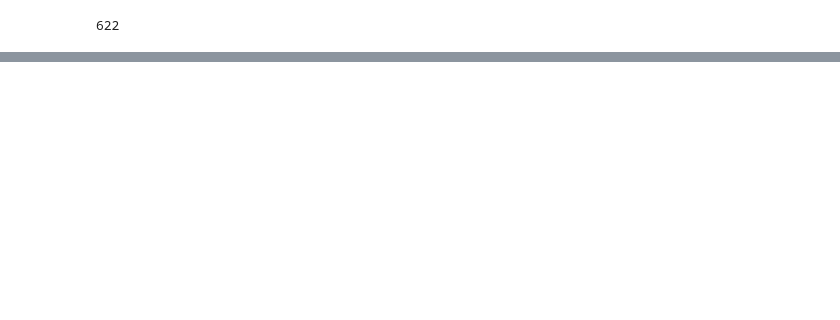
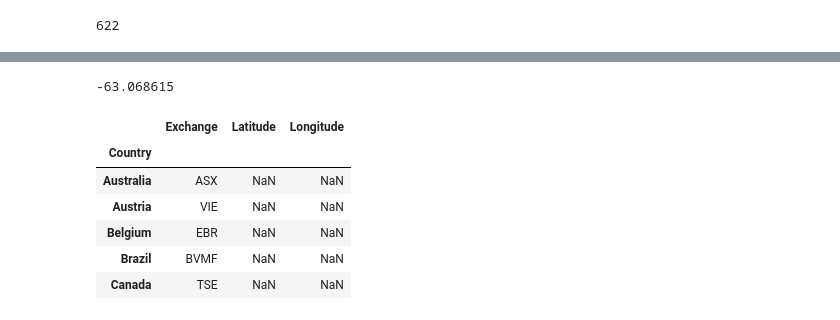
Before and after one commit to MichaelYip1/ProjectMGM, a Jupyter notebook: Project1mappingcode.ipynb, the cells around one changed output, grey strips where cells are left out. Cells and saved outputs as stored; diff of their text form; code cells hidden in the pictures; blank space fills up the shorter version.

```diff
--- a/Project1mappingcode.ipynb
+++ b/Project1mappingcode.ipynb
@@ -583,3 +161,33 @@ global_exchanges['Longitude'] = np.nan
+# %%
+# Test country loc - longitude
+countries.loc['Anguilla'][1]
+# %% [output]
+-63.068615
+# %%
+global_exchanges = pd.read_csv("C:/Users/miker/Project1_Fintech_SydUni/Global_Stock_Exchanges.csv")
+del global_exchanges['Bloomberg Exchange Code']
+del global_exchanges['Bloomberg Composite Code']
+del global_exchanges['Description']
+del global_exchanges['ISO MIC']
+del global_exchanges['EOD code']
+del global_exchanges['# of Stocks']
+global_exchanges.rename(columns={'Google Prefix': 'Exchange'}, inplace=True)
+global_exchanges = global_exchanges.dropna()
+global_exchanges.set_index('Country', inplace=True)
+
+# Add columns into df for latitude and longitude
+global_exchanges['Latitude'] = np.nan
+global_exchanges['Longitude'] = np.nan
+
+global_exchanges.head(5)
+# %% [output]
+|  | Exchange | Latitude | Longitude |
+| Country |  |  |  |
+| Australia | ASX | NaN | NaN |
+| Austria | VIE | NaN | NaN |
+| Belgium | EBR | NaN | NaN |
+| Brazil | BVMF | NaN | NaN |
+| Canada | TSE | NaN | NaN |
 # %%
 for Country in global_exchanges.index:
     if Country in countries.index:
```
Also changed, not shown: parts of 88 cells of this notebook, 1 other file.
